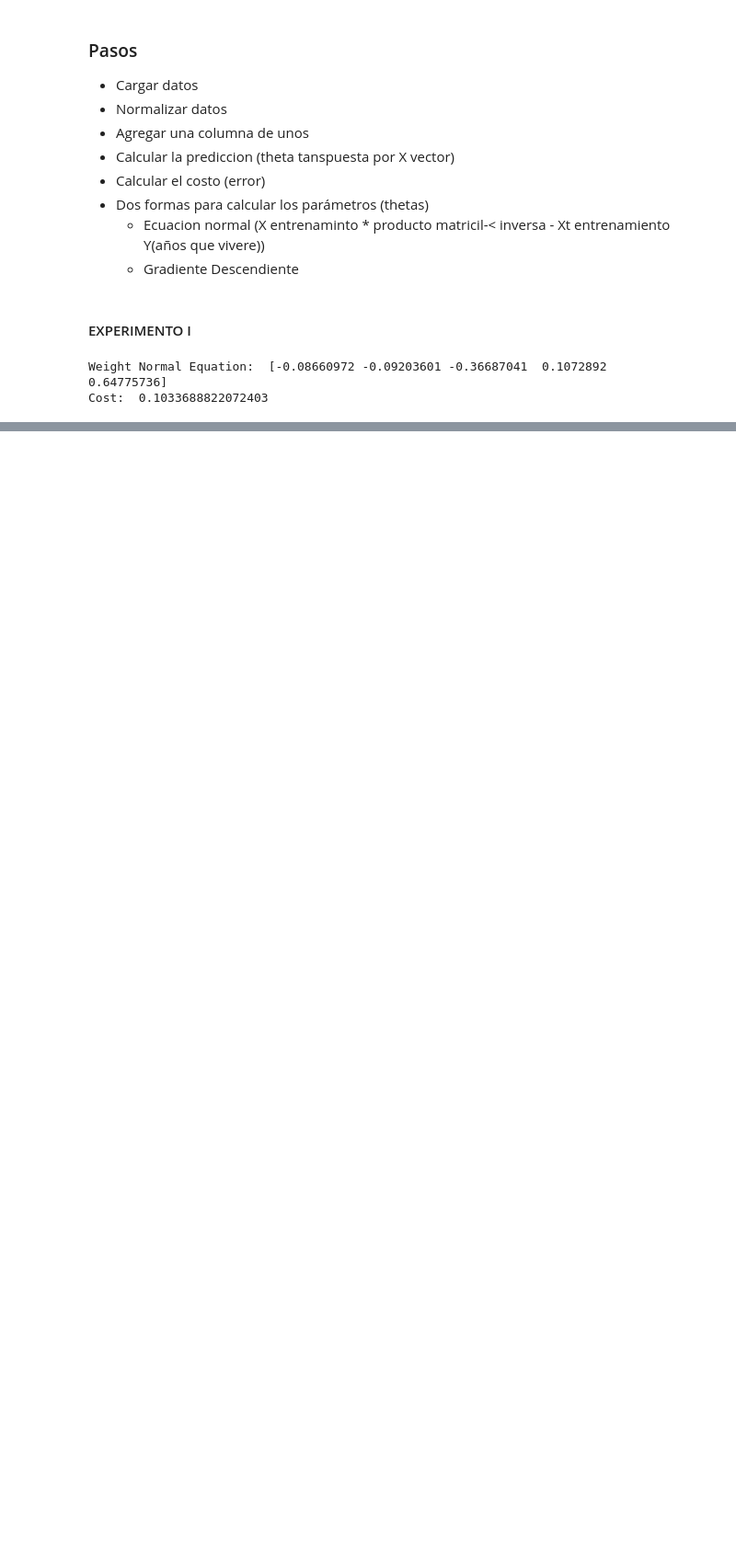
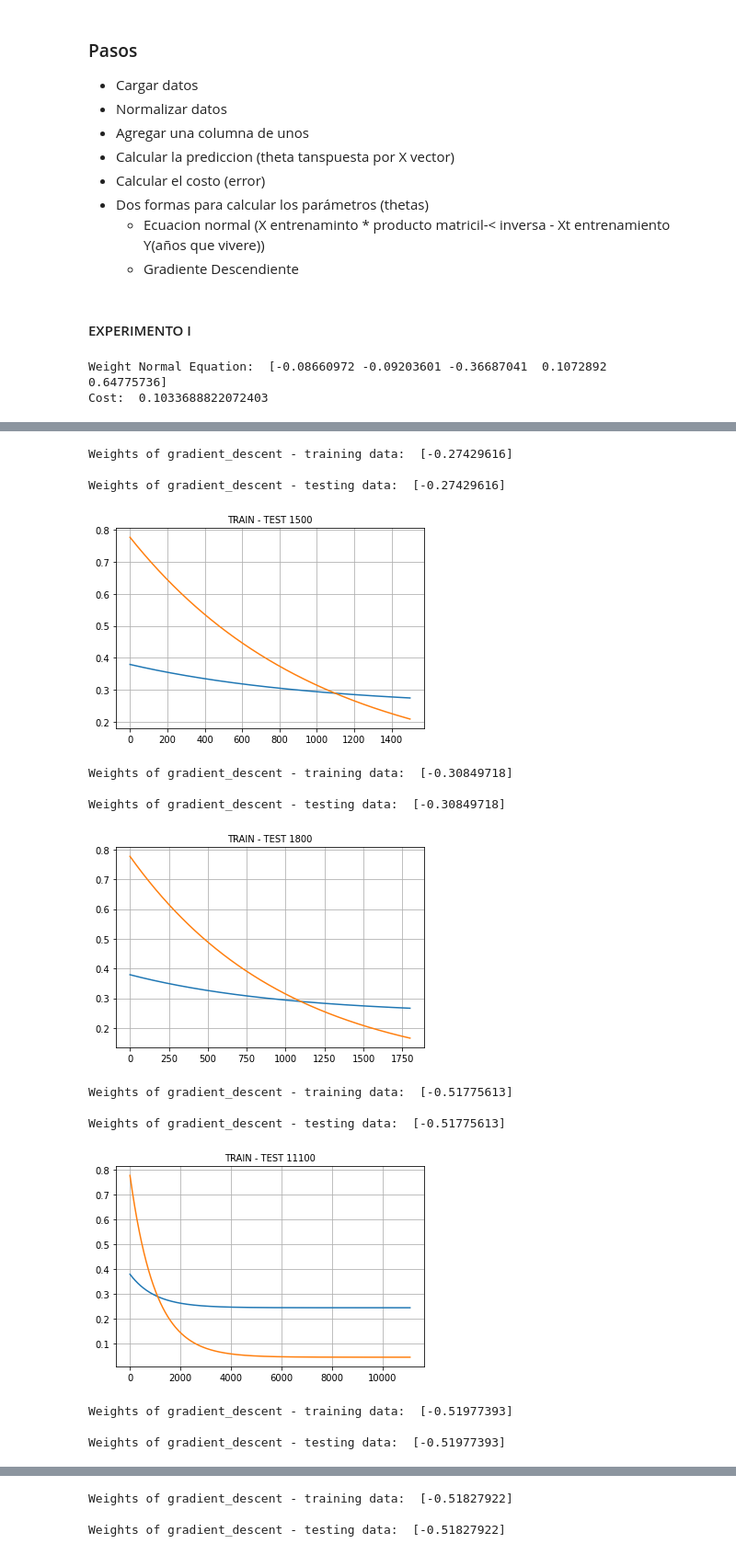
Before and after one commit to anabeL19/TOP-AI, a Jupyter notebook: Prac - Lab I/Lab1 - Regresión lineal.ipynb, the cells around one changed output, grey strips where cells are left out. Shown at 92% size. Drawn from its saved outputs; the diff is of its cells as text; code cells hidden in the pictures; blank space fills up the shorter version.

Commit message:
housing bd

```diff
--- a/Prac - Lab I/Lab1 - Regresión lineal.ipynb
+++ b/Prac - Lab I/Lab1 - Regresión lineal.ipynb
@@ -178,0 +219,49 @@ Weights of gradient_descent - testing data:  [-0.08660972 -0.09203601 -0.3668704
+# %%
+def H_ploteo():
+    fdata = pd.read_csv('Housing.csv')
+    fdata = fdata.replace(to_replace='yes',value=1,regex=True)
+    fdata = fdata.replace(to_replace='no',value=0,regex=True)
+
+    data = normalization(fdata)
+    data = data.values
+
+    X_train, y_train, X_test, y_test = train_test(data,0)
+    X_train, X_test = add_ones(X_train, y_train, X_test, y_test)
+
+    n_features = X_train.shape[1]
+    theta = np.zeros(n_features)
+
+    epochs = [1500,1800,11100,114000,11700,12000,12300,12600,12900,13200]
+    learn_rate = 0.0005
+
+    for epoch in epochs:
+        theta_gd, cost_history = gradient_descent(X_train, y_train, theta, epoch, learn_rate)
+        theta_gd1, cost_history1 = gradient_descent(X_test, y_test, theta, epoch, learn_rate)
+        error_train = calculate_cost(X_train, y_train, theta_gd)
+        error_test = calculate_cost(X_test, y_test, theta_gd)
+
+        fig, ax = plt.subplots()
+        plt.plot(range(len(cost_history)), cost_history)
+        plt.plot(range(len(cost_history1)), cost_history1)
+        plt.title('TRAIN - TEST '+str(epoch), {'fontsize':10})
+        print("Weights of gradient_descent - training data: ", theta_gd, "\n")
+        print("Weights of gradient_descent - testing data: ", theta_gd, "\n")
+        ax.grid(True)
+        plt.show()
+H_ploteo()
+# %% [output]
+Weights of gradient_descent - training data:  [-0.27429616]
+
+Weights of gradient_descent - testing data:  [-0.27429616]
+[figure, added]
+Weights of gradient_descent - training data:  [-0.30849718]
+
+Weights of gradient_descent - testing data:  [-0.30849718]
+[figure, added]
+Weights of gradient_descent - training data:  [-0.51775613]
+
+Weights of gradient_descent - testing data:  [-0.51775613]
+[figure, added]
+Weights of gradient_descent - training data:  [-0.51977393]
+
+Weights of gradient_descent - testing data:  [-0.51977393]
@@ -178,0 +269,3 @@ Weights of gradient_descent - testing data:  [-0.08660972 -0.09203601 -0.3668704
+Weights of gradient_descent - training data:  [-0.51827922]
+
+Weights of gradient_descent - testing data:  [-0.51827922]
```
Also changed, not shown: parts of 6 cells of this notebook, 1 other file.
